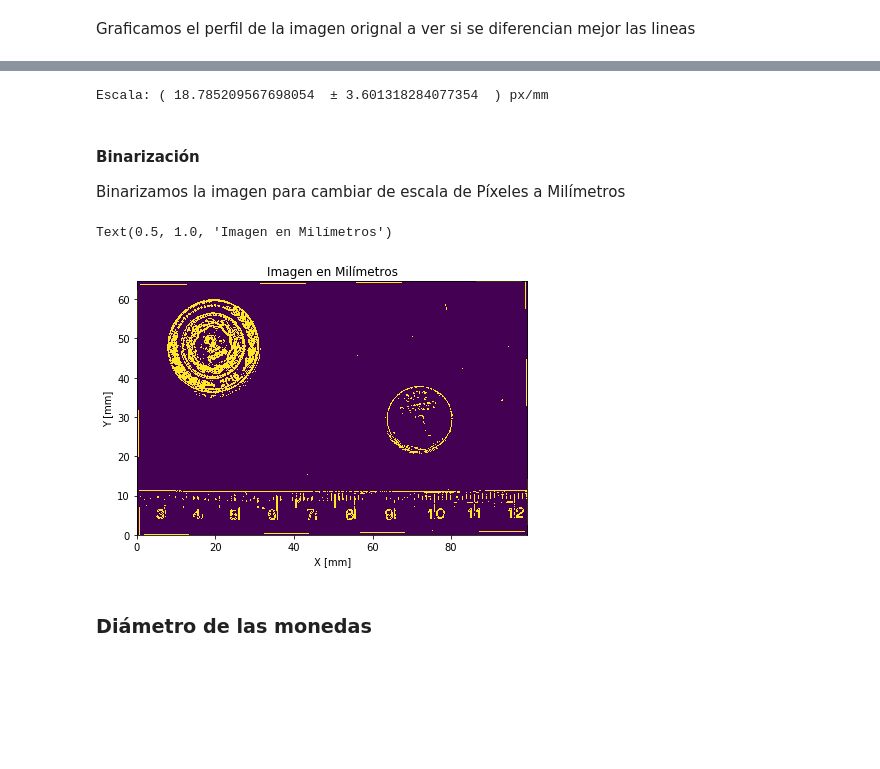
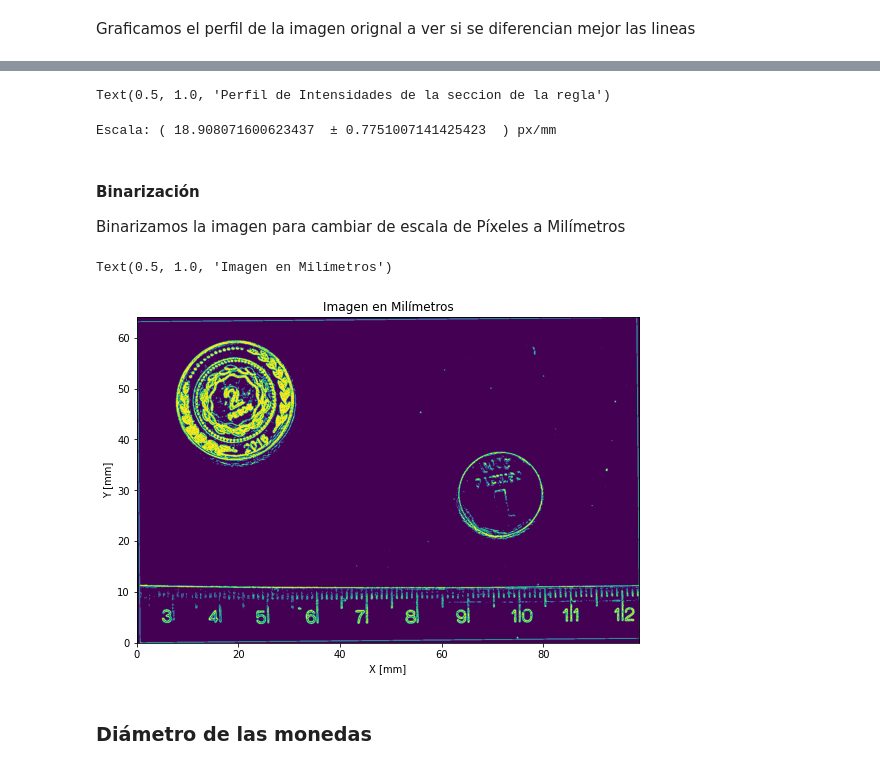
Before and after one commit to LunaKadysz/Laboratorio-4, a Jupyter notebook: Practica1/Practic1.ipynb, the cells around one changed output, grey strips where cells are left out. Drawn from its saved outputs; the diff is of its cells as text; code cells hidden in the pictures; blank space fills up the shorter version.

```diff
--- a/Practica1/Practic1.ipynb
+++ b/Practica1/Practic1.ipynb
@@ -100,5 +102,13 @@ Graficamos el perfil de la imagen orignal a ver si se diferencian mejor las line
 perf = A[1060, 800:1500]
 plt.figure(figsize = (7, 6))
 plt.plot(perf)
-x = np.array(plt.ginput(8))[:,0]
+x = np.array(plt.ginput(7))[:,0]
+
+%matplotlib inline
+perf = A[1060, 800:1500]
+plt.figure(figsize = (9, 6))
+plt.plot(perf)
+plt.xlabel('Pixeles [px]')
+plt.ylabel('Intensidad[W/mm²]')
+plt.title(f'Perfil de Intensidades de la seccion de la regla')
 # %% [output]
@@ -106,3 +117,13 @@ x = np.array(plt.ginput(8))[:,0]
+# %%
+%matplotlib qt
+perf = A[1060, 800:1500]
+plt.figure(figsize = (9, 6))
+plt.plot(perf)
+plt.xlabel('Pixeles [px]')
+plt.ylabel('Intensidad[W/mm²]')
+plt.title(f'Perfil de Intensidades de la seccion de la regla')
+# %% [output]
+Text(0.5, 1.0, 'Perfil de Intensidades de la seccion de la regla')
 # %%
 diff_x = np.diff(x)
 
@@ -112,32 +133,28 @@ escala_error = np.std(  diff_x )
 
 print(f'Escala: ( {escala}  ± {escala_error}  ) px/mm')
 # %% [output]
-Escala: ( 18.785209567698054  ± 3.601318284077354  ) px/mm
+Escala: ( 18.908071600623437  ± 0.7751007141425423  ) px/mm
 # %% [markdown]
 #### Binarización
 Binarizamos la imagen para cambiar de escala de Píxeles a Milímetros
 # %%
 %matplotlib inline
 #Seleccionamos los índices donde img_rotada tiene un valor mayor a 60
 indices = (R2 > 50)
 
 # Creamos una imagen del mismo tamaño pero vacía y la rellenamos con los pixeles que pasan el umbral
 img_bin = np.zeros( R2.shape )
 img_bin[indices] = 1
-
 eje_y = np.arange(  R2.shape[0] ) / escala
 eje_x = np.arange(  R2.shape[1] ) / escala
-
-
-plt.figure(figsize = (7,6))
+plt.figure(figsize = (9, 7.5))
 plt.imshow(  img_bin, extent=[ eje_x.min(), eje_x.max(), eje_y.min(), eje_y.max()]  )
-
 plt.xlabel('X [mm]')
 plt.ylabel('Y [mm]')
 plt.title(f"Imagen en Milímetros")
 # %% [output]
 Text(0.5, 1.0, 'Imagen en Milímetros')
-[figure, old version]
+[figure, new version]
 # %% [markdown]
 ### Diámetro de las monedas
 # %% [markdown]
```
Also changed, not shown: parts of 20 cells of this notebook, 14 other files.
